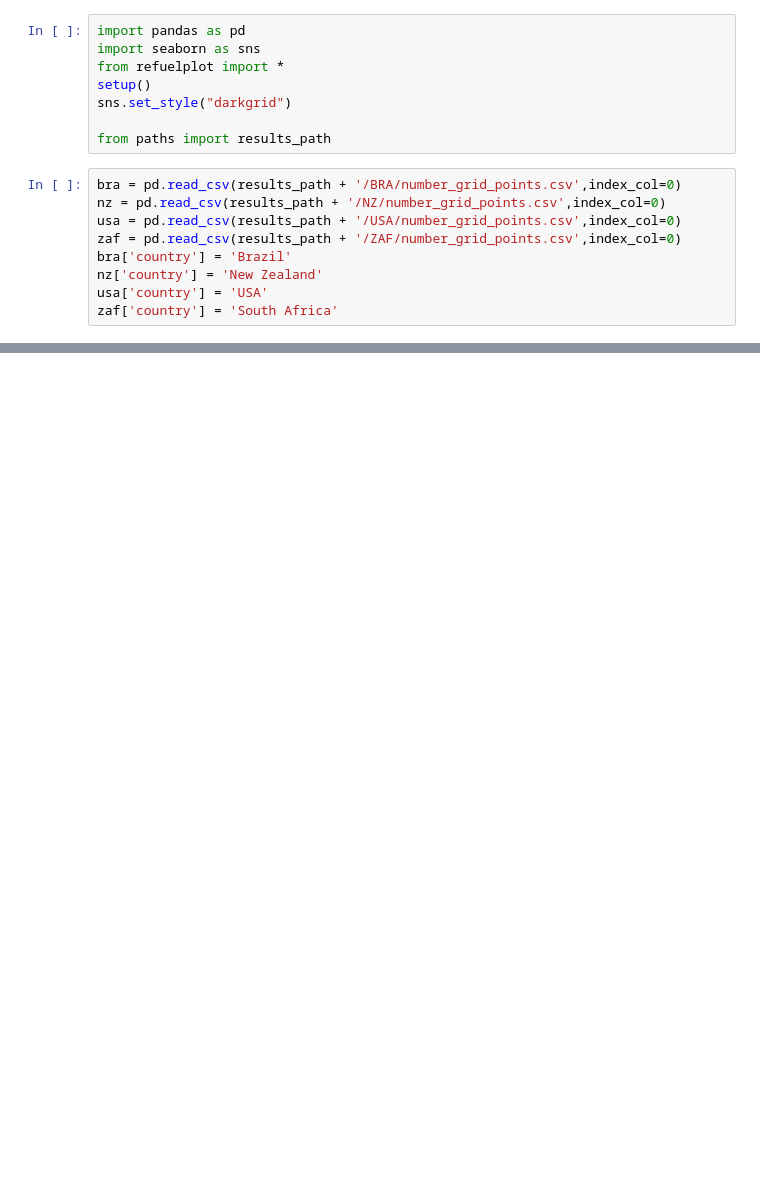
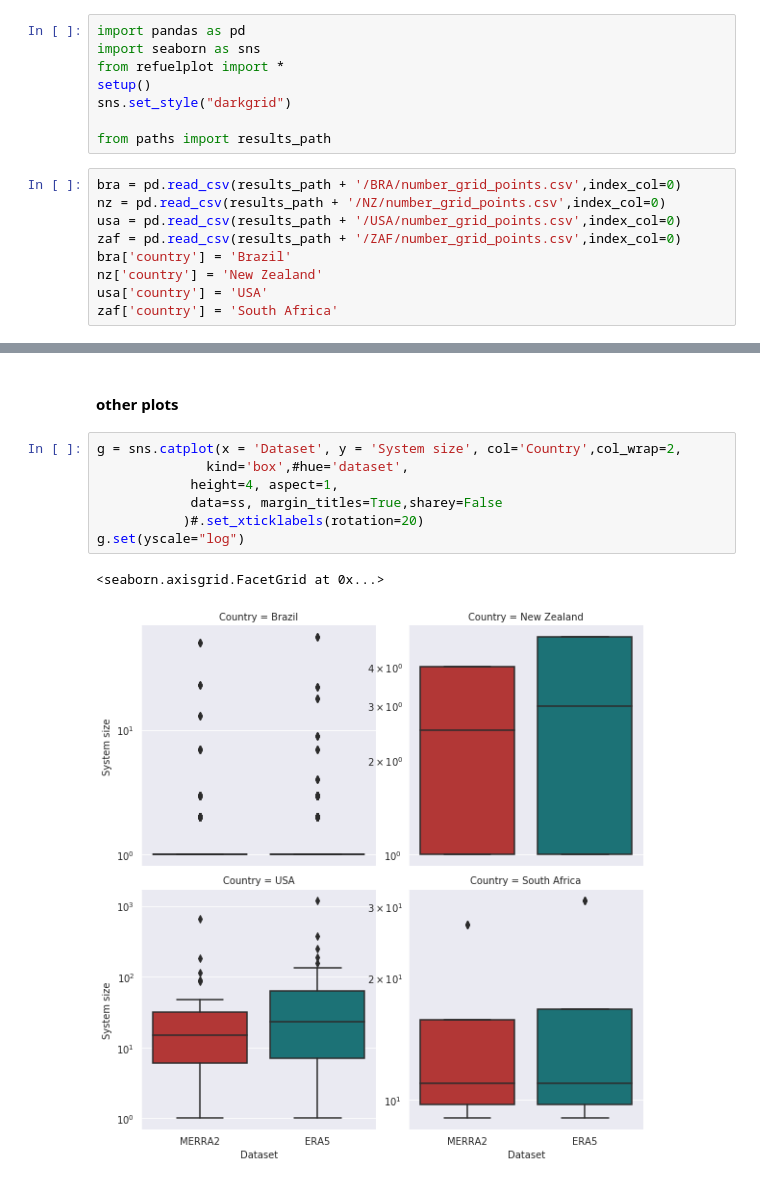
Before and after one commit to KatharinaGruber/windpower_GWA, a Jupyter notebook: plot_system_sizes.ipynb, the cells around one changed output, grey strips where cells are left out. Cells and saved outputs as stored; diff of their text form; blank space fills up the shorter version.

```diff
--- a/plot_system_sizes.ipynb
+++ b/plot_system_sizes.ipynb
@@ -21 +32,13 @@ ss = pd.concat([bra[cols],nz[cols],usa[cols],zaf[cols]]).rename({'cor':'system s
+# %% [markdown]
+#### other plots
+# %%
+g = sns.catplot(x = 'Dataset', y = 'System size', col='Country',col_wrap=2,
+              kind='box',#hue='dataset',
+            height=4, aspect=1,
+            data=ss, margin_titles=True,sharey=False
+           )#.set_xticklabels(rotation=20)
+g.set(yscale="log")
+# %% [output]
+<seaborn.axisgrid.FacetGrid at 0x...>
+[figure, added]
 # %%
```
Also changed, not shown: parts of 9 cells of this notebook.
